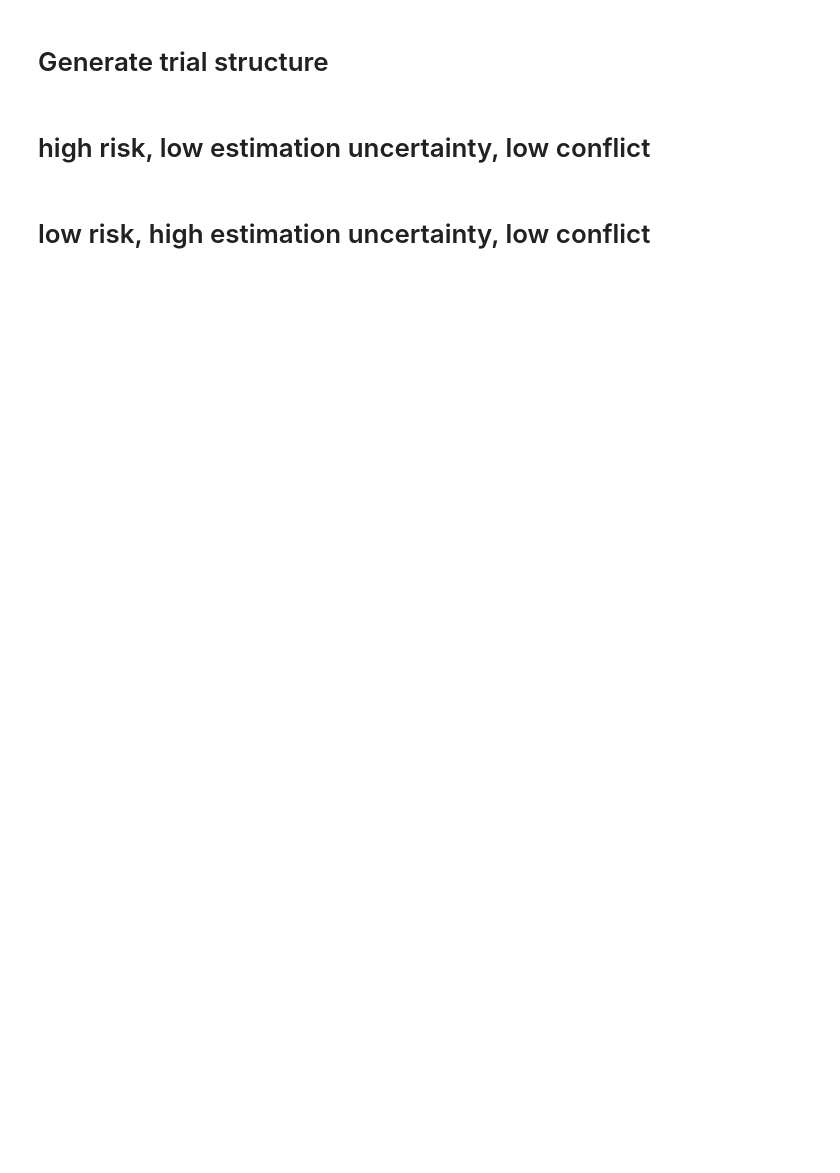
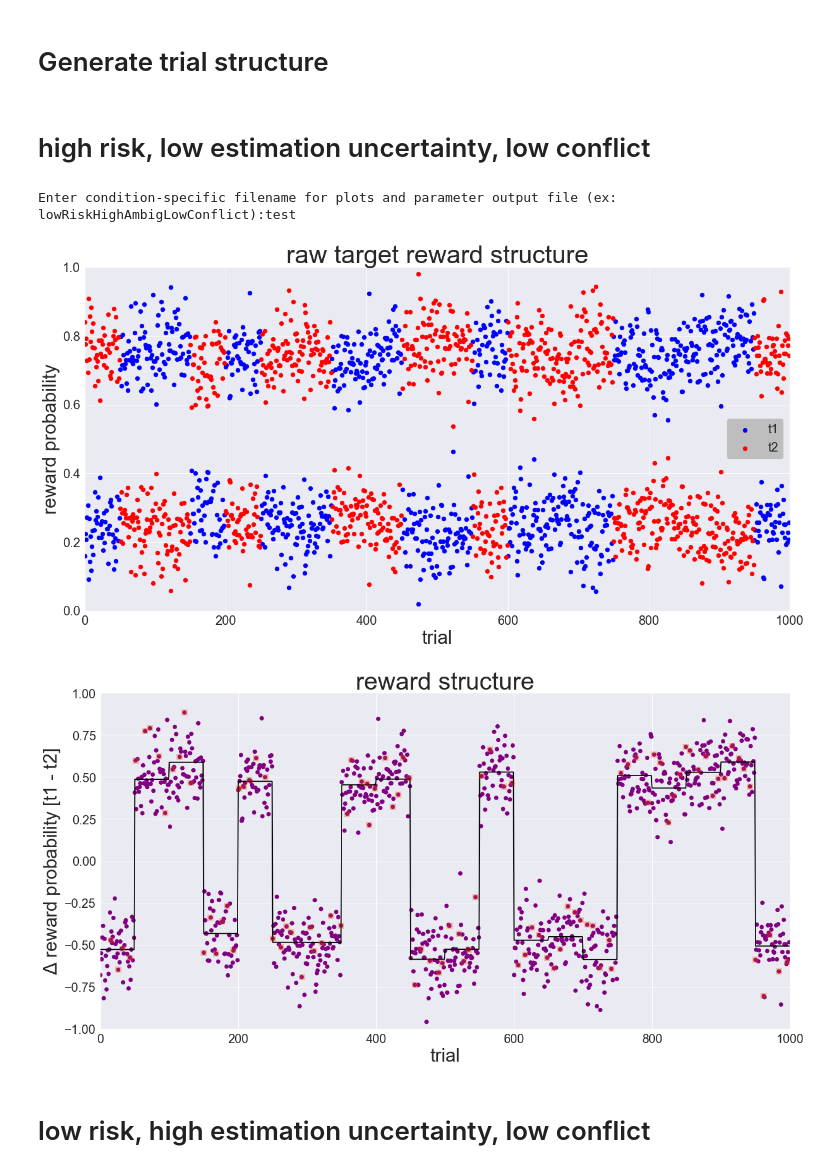
Before and after one commit to kalexandriabond/loki_0, a Jupyter notebook: generateSimulateAnalyze.ipynb, the cells around one changed output. Saved outputs shown, nothing was run; the diff lists cells and outputs as text; code cells hidden in the pictures; blank space fills up the shorter version.

```diff
--- a/generateSimulateAnalyze.ipynb
+++ b/generateSimulateAnalyze.ipynb
@@ -17,20 +17,24 @@ animate = 0
 # %%
 #function inputs for testing
 lambdaV = 50 # lower lambdaV, greater estimation uncertainty or ambiguity
 
-muMin = 0 # (smaller min, greater chance of ^ conflict)
-muMax = .5
-sigmaMax = .5#
+muMin = .4 # (smaller min, greater chance of ^ conflict)
+muMax = .6
+sigmaMax = .4#
 
 #greater sigma, greater RISK (expected uncertainty)
 #(greater sigma, smaller muMax (to prevent drawing samples > 1))
 
-sigmaMin = 0
+sigmaMin = .1
 
 (t1_baseReward, t2_baseReward, ssd_vec, changePoint_vec,
 rewardDelta, muRewardDelta_vec, sigma_vec) = sts.generateTrialStructure(nTrials, muMin, muMax,
                                     lambdaV, lambdaStop, ssd, sigmaMin, sigmaMax,
                            propStopTrials, constantChangePoint, animate)
+# %% [output]
+Enter condition-specific filename for plots and parameter output file (ex: lowRiskHighAmbigLowConflict):test
+[figure, added]
+[figure, added]
 # %% [markdown]
 # low risk, high estimation uncertainty, low conflict
 # %%
```
Also changed, not shown: parts of 3 cells of this notebook.
